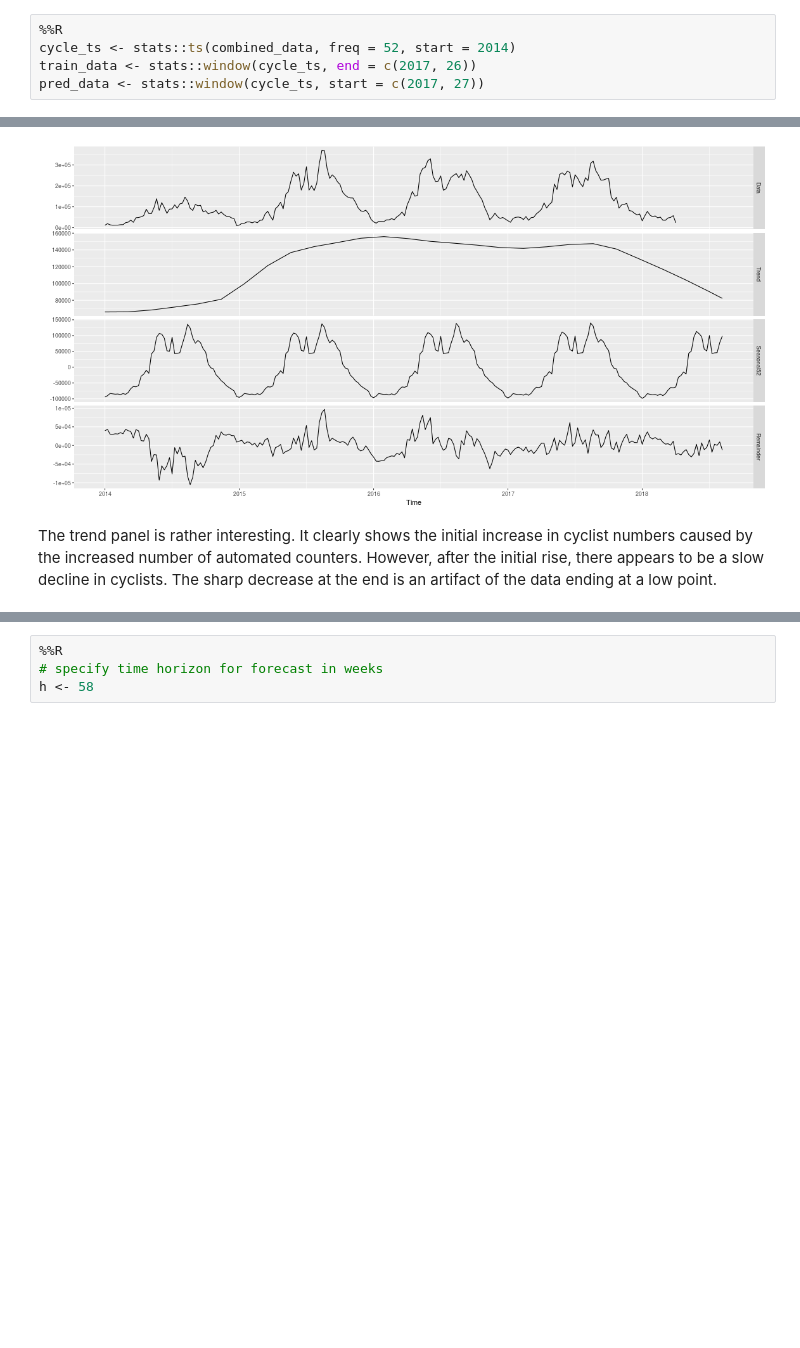
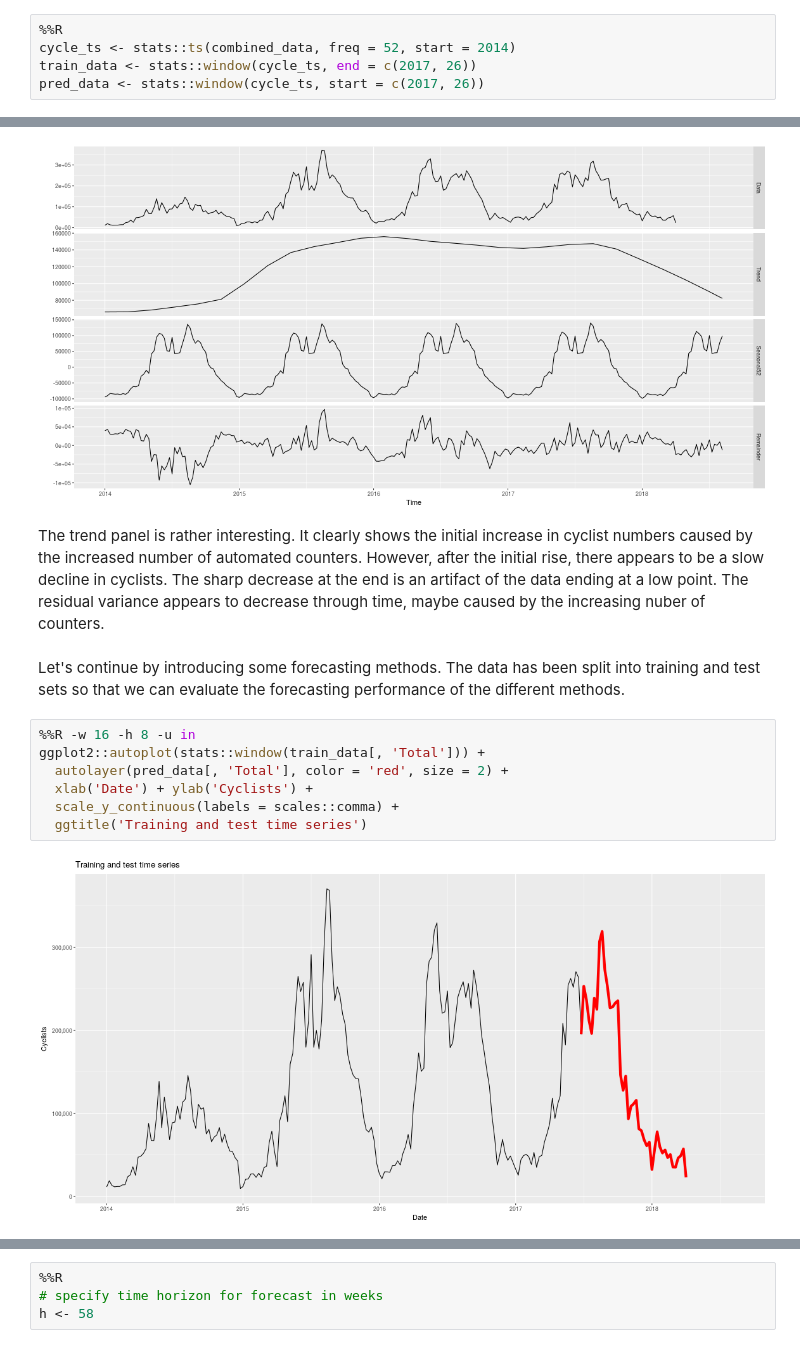
Before and after one commit to erleto/analyticspro, a Jupyter notebook: index.ipynb, the cells around one changed output, grey strips where cells are left out. Saved outputs shown, nothing was run; the diff lists cells and outputs as text; blank space fills up the shorter version.

```diff
--- a/index.ipynb
+++ b/index.ipynb
@@ -332,7 +326,7 @@ options(repr.plot.width = 15, repr.plot.height = 15)
 %%R
 cycle_ts <- stats::ts(combined_data, freq = 52, start = 2014)
 train_data <- stats::window(cycle_ts, end = c(2017, 26))
-pred_data <- stats::window(cycle_ts, start = c(2017, 27))
+pred_data <- stats::window(cycle_ts, start = c(2017, 26))
 # %% [markdown]
 Let's start by decomposing the cycling time series into its seasonal, trend and residual components.
 # %%
@@ -341,4 +335,15 @@ stats::window(cycle_ts[, 'Total']) %>% mstl() %>% ggplot2::autoplot()
 # %% [output]
 [figure]
 # %% [markdown]
-The trend panel is rather interesting. It clearly shows the initial increase in cyclist numbers caused by the increased number of automated counters. However, after the initial rise, there appears to be a slow decline in cyclists. The sharp decrease at the end is an artifact of the data ending at a low point.
+The trend panel is rather interesting. It clearly shows the initial increase in cyclist numbers caused by the increased number of automated counters. However, after the initial rise, there appears to be a slow decline in cyclists. The sharp decrease at the end is an artifact of the data ending at a low point. The residual variance appears to decrease through time, maybe caused by the increasing nuber of counters.
+# %% [markdown]
+Let's continue by introducing some forecasting methods. The data has been split into training and test sets so that we can evaluate the forecasting performance of the different methods.
+# %%
+%%R -w 16 -h 8 -u in
+ggplot2::autoplot(stats::window(train_data[, 'Total'])) +
+  autolayer(pred_data[, 'Total'], color = 'red', size = 2) +
+  xlab('Date') + ylab('Cyclists') +
+  scale_y_continuous(labels = scales::comma) +
+  ggtitle('Training and test time series')
+# %% [output]
+[figure, added]
```
Also changed, not shown: parts of 17 cells of this notebook, 1 other file.
